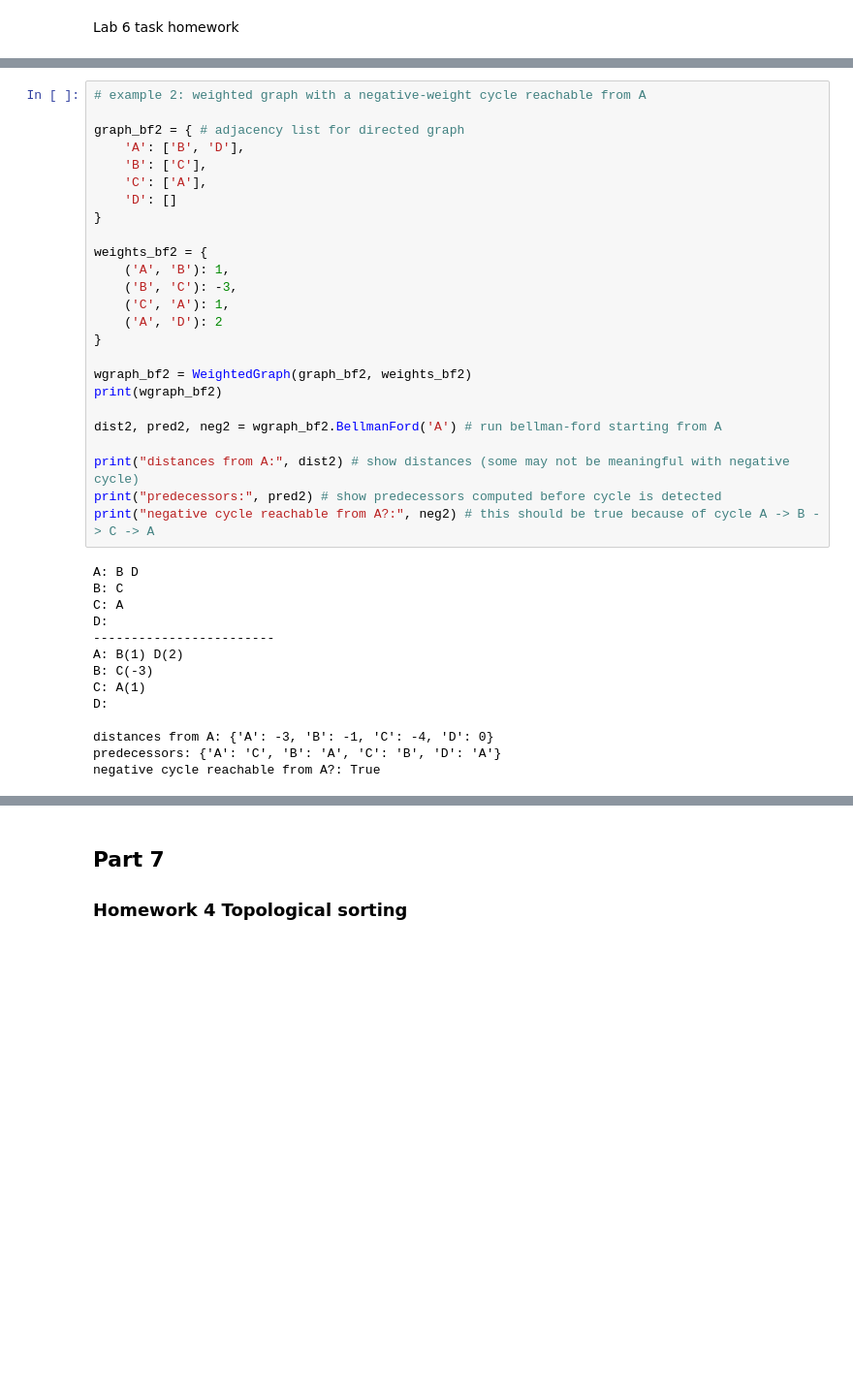
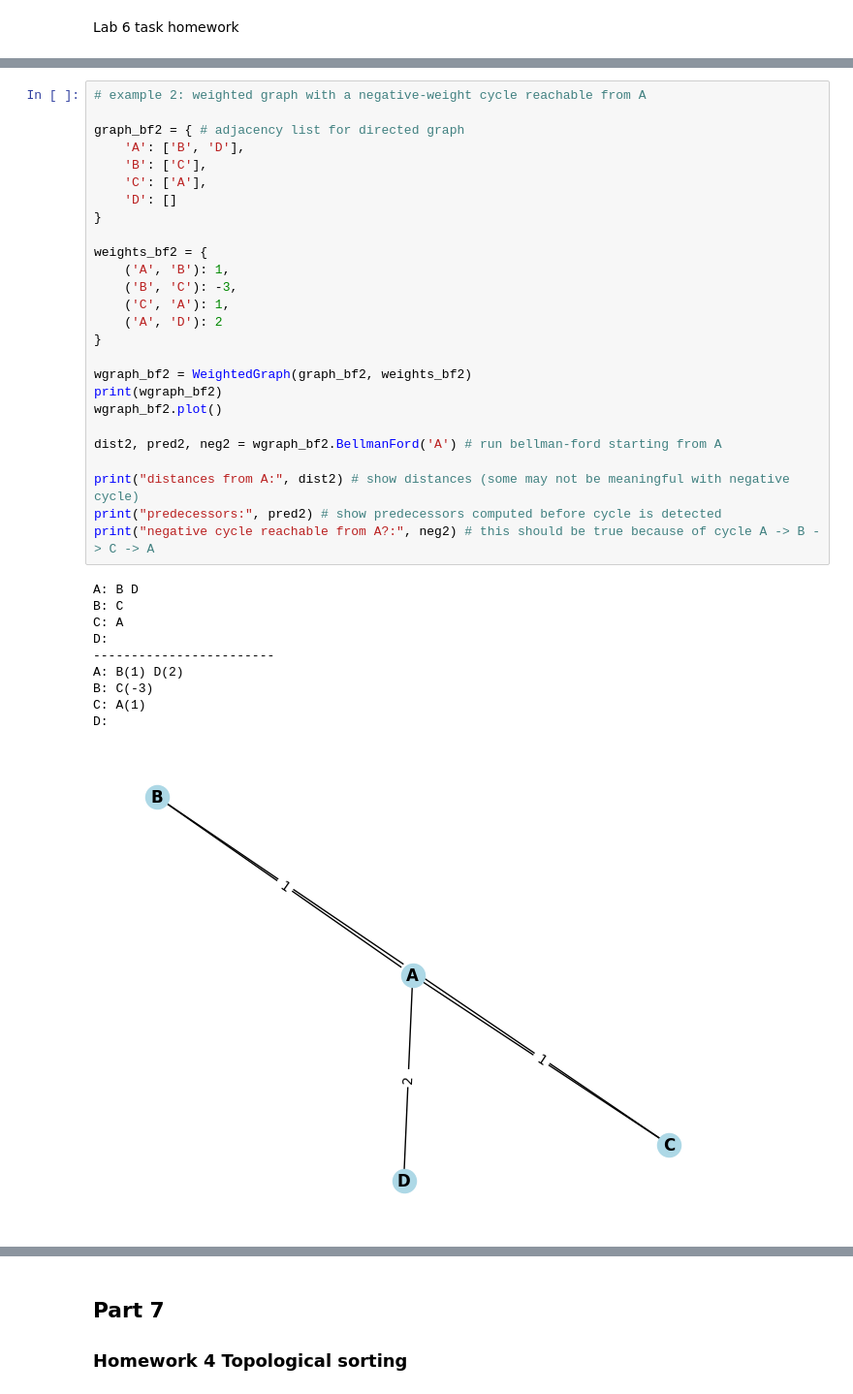
Before and after one commit to pgordin/GraphsSN2025, a Jupyter notebook: labtask6_zc.ipynb, the cells around one changed output, grey strips where cells are left out. Shown at 97% size. Drawn from its saved outputs; the diff is of its cells as text; blank space fills up the shorter version.

```diff
--- a/labtask6_zc.ipynb
+++ b/labtask6_zc.ipynb
@@ -817,34 +858,32 @@ graph_bf2 = { # adjacency list for directed graph
     'B': ['C'],
     'C': ['A'],
     'D': []
 }
 
 weights_bf2 = {
     ('A', 'B'): 1,
     ('B', 'C'): -3,
     ('C', 'A'): 1,
     ('A', 'D'): 2
 }
 
 wgraph_bf2 = WeightedGraph(graph_bf2, weights_bf2)
 print(wgraph_bf2)
+wgraph_bf2.plot()
 
 dist2, pred2, neg2 = wgraph_bf2.BellmanFord('A') # run bellman-ford starting from A
 
 print("distances from A:", dist2) # show distances (some may not be meaningful with negative cycle)
 print("predecessors:", pred2) # show predecessors computed before cycle is detected
 print("negative cycle reachable from A?:", neg2) # this should be true because of cycle A -> B -> C -> A
 # %% [output]
 A: B D
 B: C
 C: A
 D:
 ------------------------
 A: B(1) D(2)
 B: C(-3)
 C: A(1)
 D:
-
-distances from A: {'A': -3, 'B': -1, 'C': -4, 'D': 0}
-predecessors: {'A': 'C', 'B': 'A', 'C': 'B', 'D': 'A'}
-negative cycle reachable from A?: True
+[figure, added]
```
Also changed, not shown: parts of 6 cells of this notebook.
